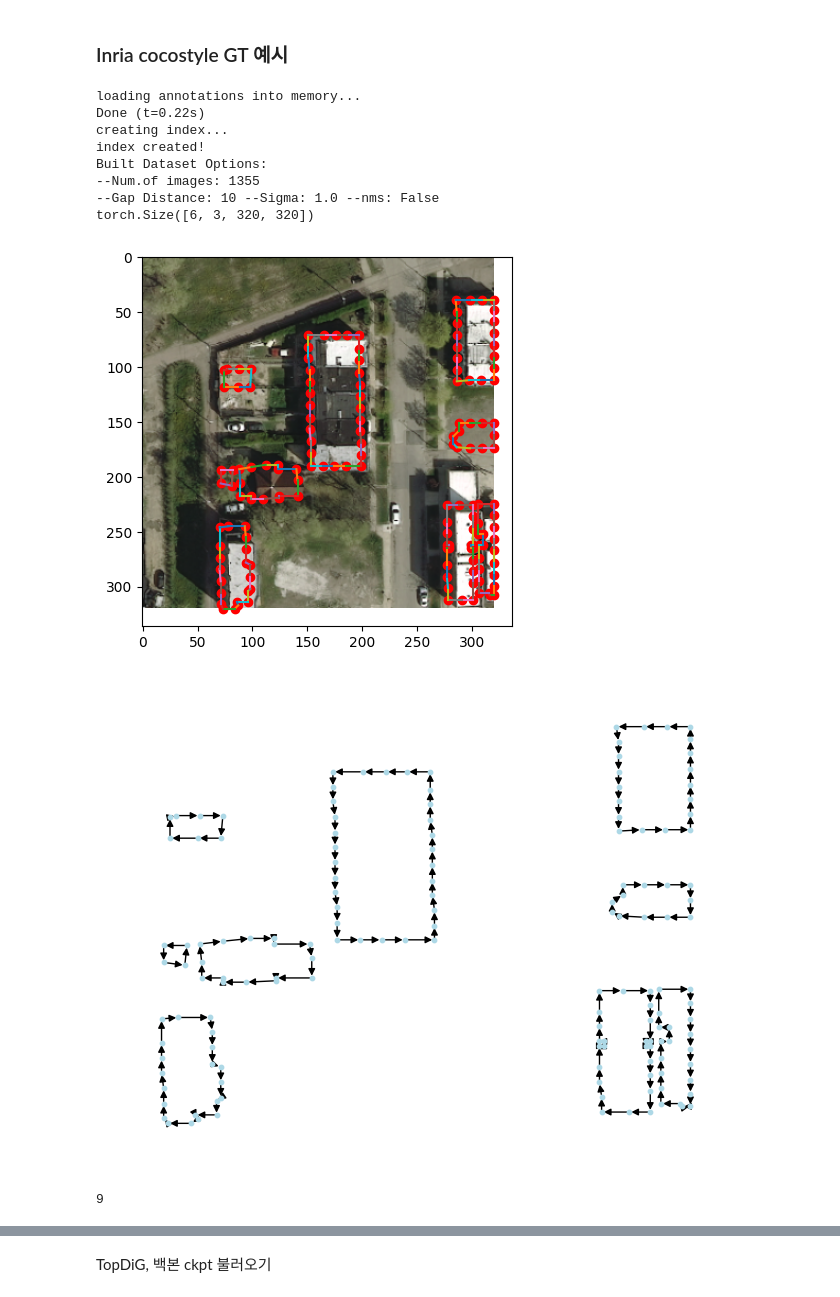
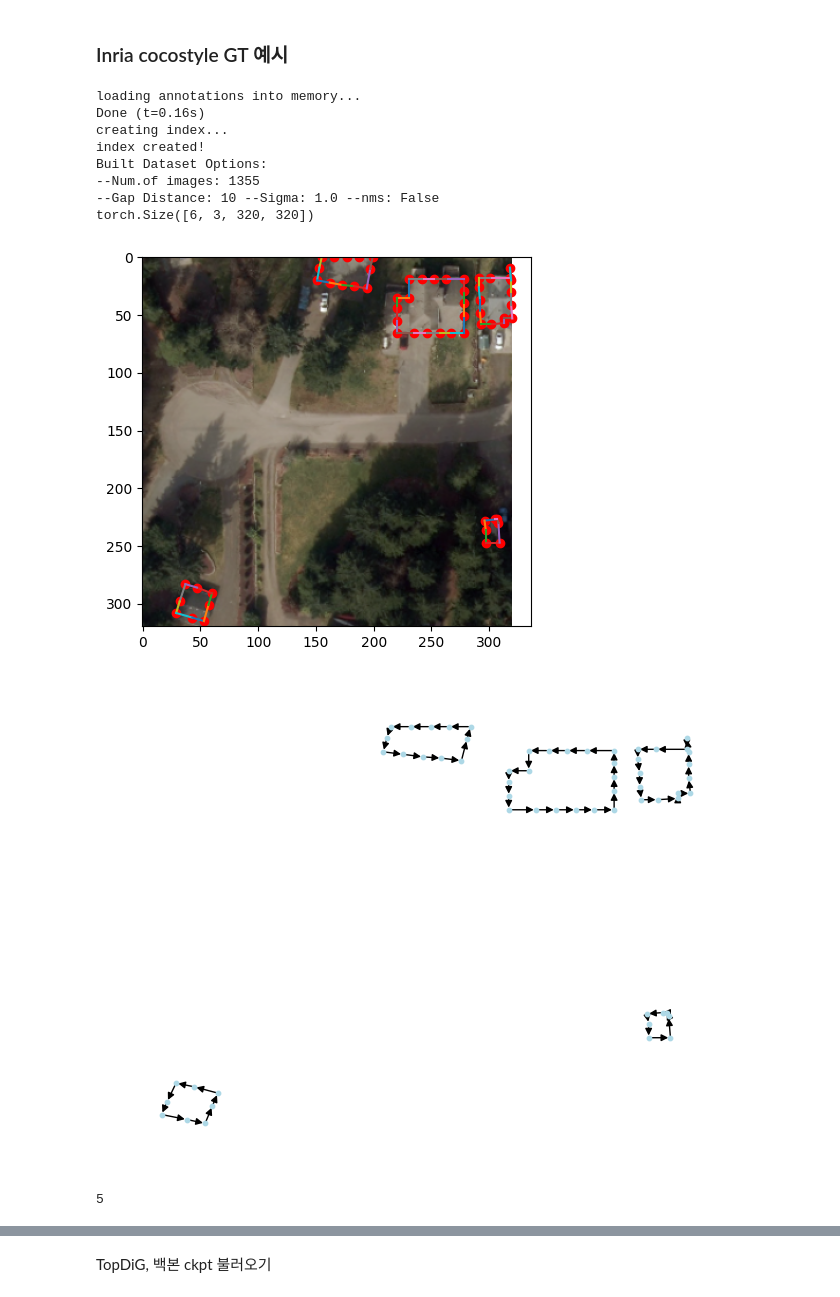
Before and after one commit to tmits37/relationformer, a Jupyter notebook: test_inference_TopDiG.ipynb, the cells around one changed output, grey strips where cells are left out. Drawn from its saved outputs; the diff is of its cells as text; code cells hidden in the pictures.

```diff
--- a/test_inference_TopDiG.ipynb
+++ b/test_inference_TopDiG.ipynb
@@ -39,36 +39,36 @@ dataloader = torch.utils.data.DataLoader(dataset, batch_size=6, sampler=sampler,
 
 print(next(iter(dataloader))[0].shape) # image
 
 data = next(iter(dataloader))
 
 # 6개의 이미지 중 i번째 GT
-idx_of_batch = 3
+idx_of_batch = 5
 
 image = data[0][idx_of_batch].detach().cpu().numpy().transpose(1,2,0)
 heatmap =  data[1][idx_of_batch].detach().cpu().numpy()
 nodes = data[2][idx_of_batch].detach().cpu().numpy() * image.shape[0]
 edges = data[3][idx_of_batch].detach().cpu().numpy()
 
 nodes = nodes.astype('int64')
 
 # Visualize
 plt.imshow(min_max_normalize(image, 0))
 plt.scatter(nodes[:,1], nodes[:,0], color='r')
 
 for e in edges:
     connect = np.stack([nodes[e[0]], nodes[e[1]]], axis=0)
     plt.plot(connect[:,1], connect[:,0])
 plt.show()
 # %% [output]
 loading annotations into memory...
-Done (t=0.22s)
+Done (t=0.16s)
 creating index...
 index created!
 Built Dataset Options:
 --Num.of images: 1355
 --Gap Distance: 10 --Sigma: 1.0 --nms: False
 torch.Size([6, 3, 320, 320])
-[figure, old version]
+[figure, new version]
 # %%
 import cv2
 import numpy as np
@@ -86,7 +86,7 @@ for node, position in pos_GT.items():
 nx.draw(GT, pos_GT, with_labels=False, node_color='lightblue', node_size=10)
 plt.show()
 # %% [output]
-[figure, old version]
+[figure, new version]
 # %%
 import geopandas as gpd
 from shapely.geometry import Polygon
@@ -105,7 +105,7 @@ cycles_GT = list(nx.simple_cycles(GT))
 print(len(cycles_GT))
 geo_df_GT = cycles_to_geodf(GT, cycles_GT)
 # %% [output]
-9
+5
 # %%
 geo_df_GT.plot()
 # %% [output]
```
Also changed, not shown: parts of 17 cells of this notebook, 6 other files.
